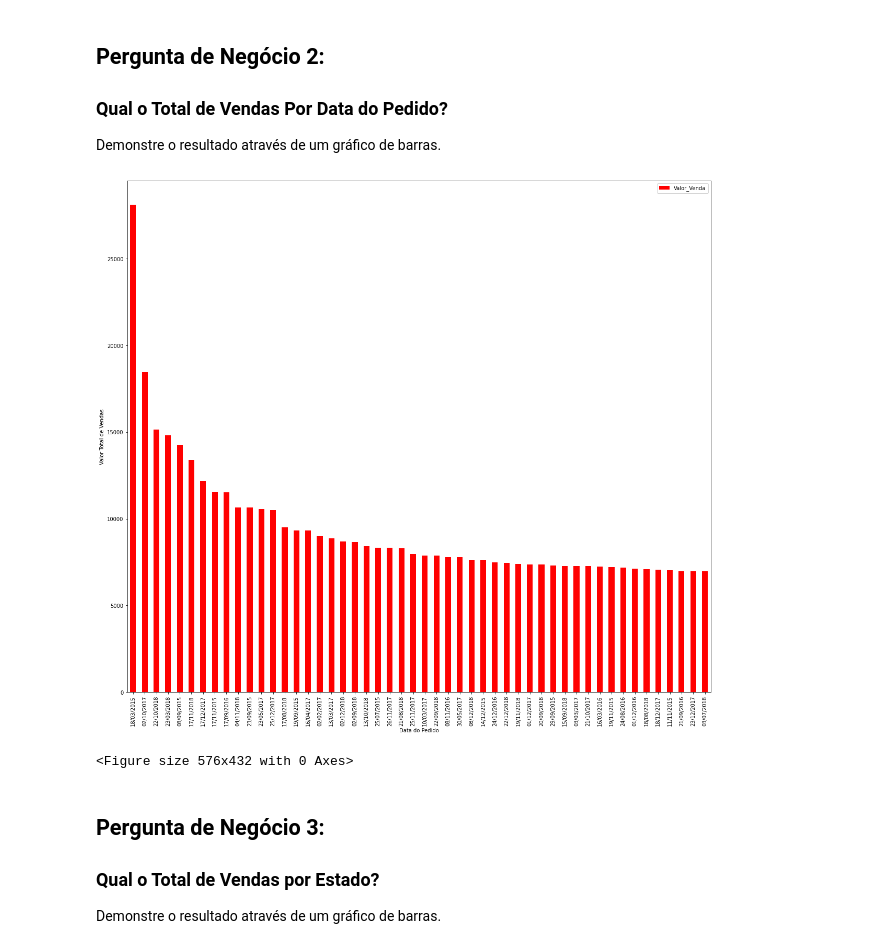
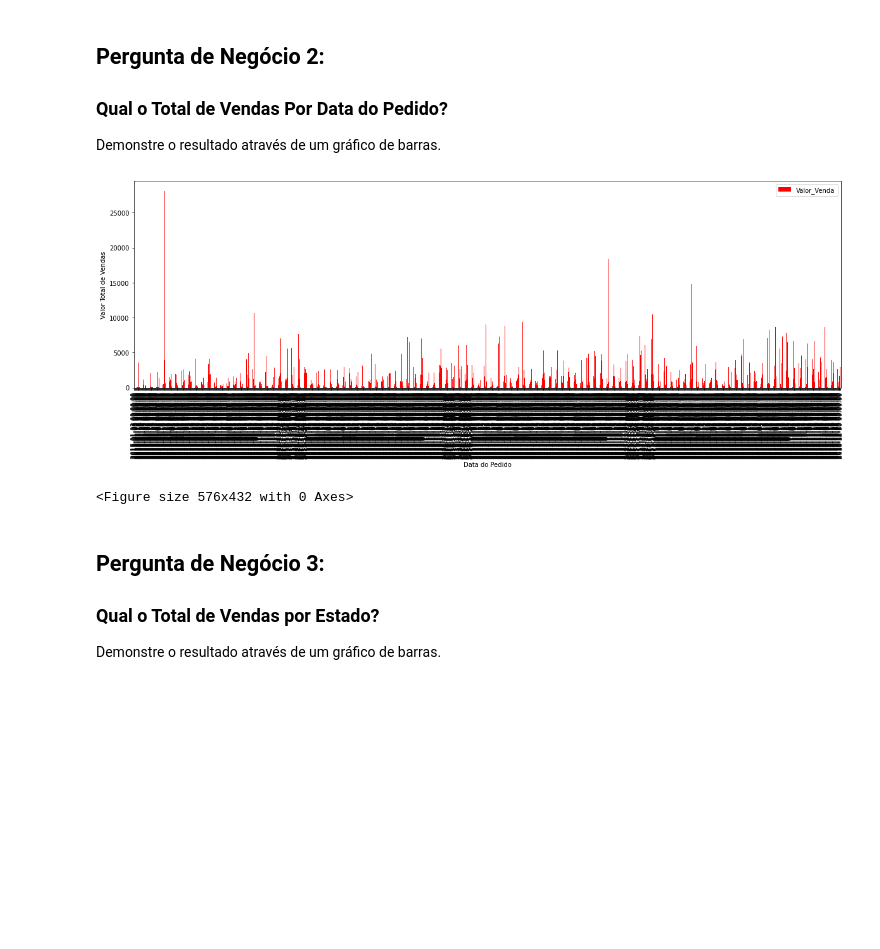
Before and after one commit to pabloj93/labDSA, a Jupyter notebook: Projeto2-Perguntas.ipynb, the cells around one changed output. Cells and saved outputs as stored; diff of their text form; code cells hidden in the pictures; blank space fills up the shorter version.

```diff
--- a/Projeto2-Perguntas.ipynb
+++ b/Projeto2-Perguntas.ipynb
@@ -147,13 +137,13 @@ Demonstre o resultado através de um gráfico de barras.
 # %%
 %matplotlib inline
 
-df_dsa[['Data_Pedido', 'Valor_Venda']].groupby('Data_Pedido').sum().sort_values('Valor_Venda', ascending=False).head(50).plot(kind ='bar', color = 'red', figsize=(20, 18))
+df_dsa[['Data_Pedido', 'Valor_Venda']].groupby('Data_Pedido').sum().plot(kind ='bar', color = 'red', figsize=(20, 6))
 plt.xlabel('Data do Pedido')
 plt.ylabel('Valor Total de Vendas')
 plt.figure(figsize=(8, 6))
 plt.show()
 # %% [output]
-[figure, old version]
+[figure, new version]
 <Figure size 576x432 with 0 Axes>
 # %% [markdown]
 ## Pergunta de Negócio 3:
```
Also changed, not shown: parts of 3 cells of this notebook.
